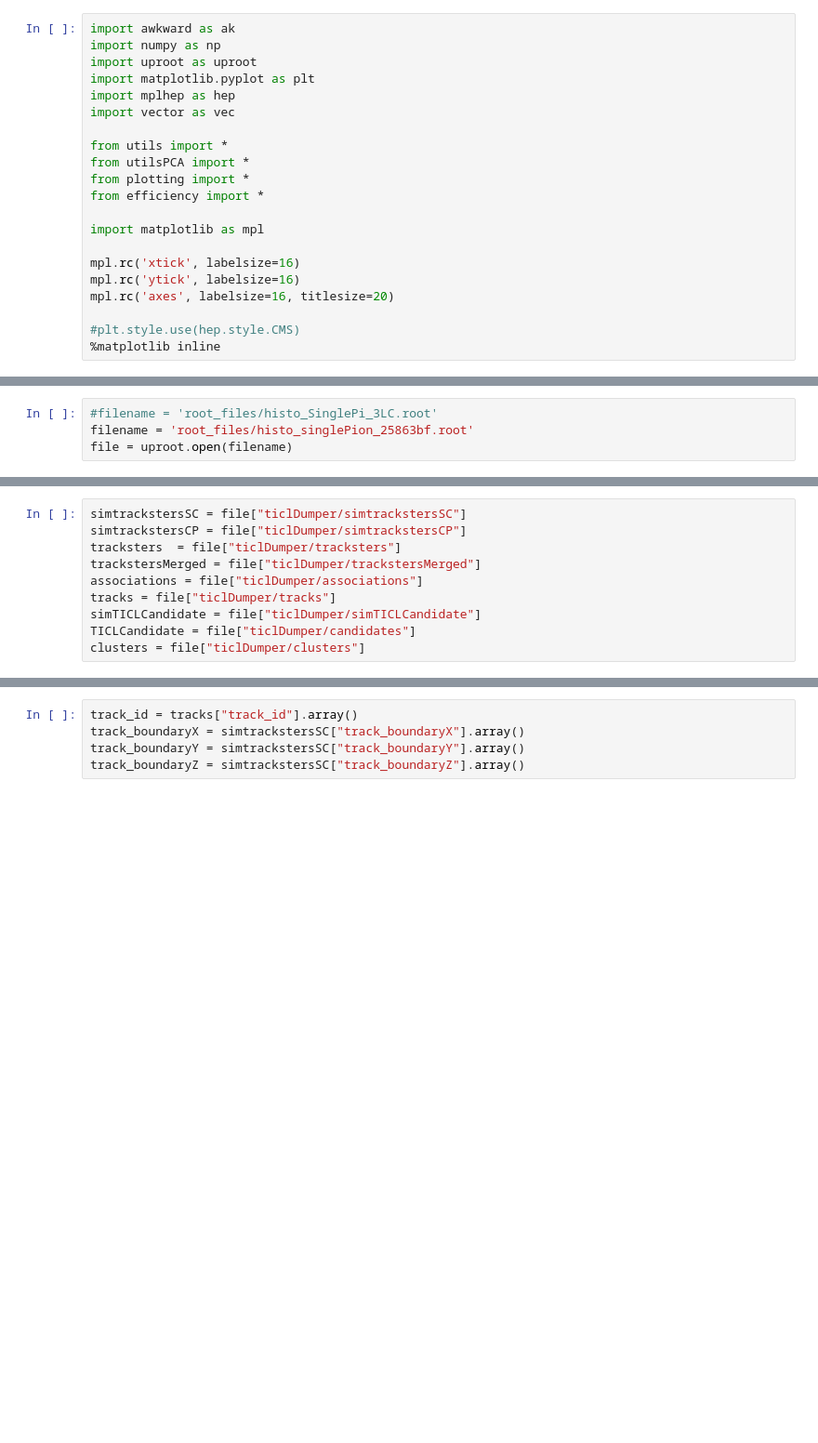
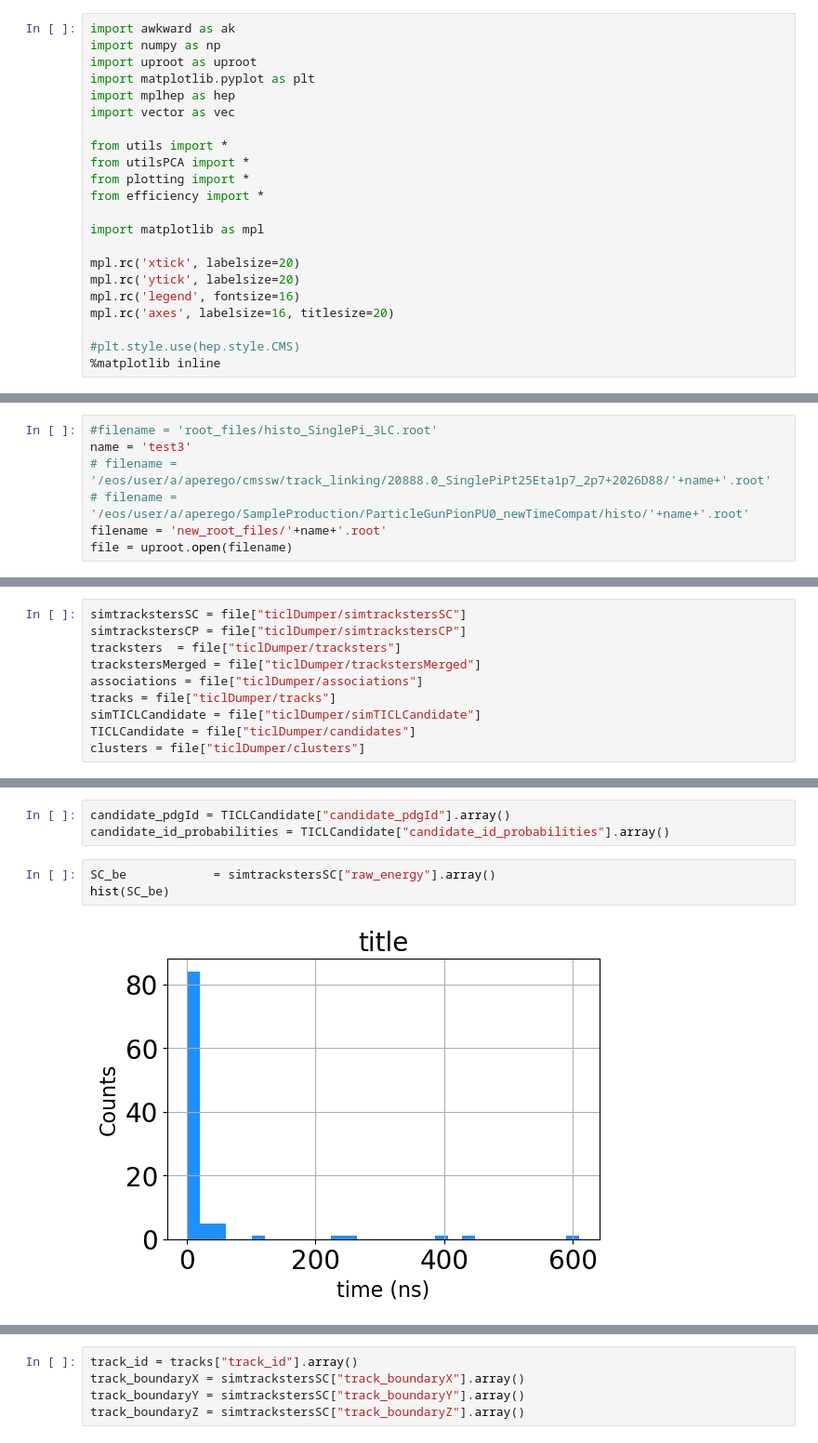
Before and after one commit to AuroraPerego/Timing, a Jupyter notebook: TimingPlot_track_linking.ipynb, the cells around one changed output, grey strips where cells are left out. Shown at 93% size. Saved outputs shown, nothing was run; the diff lists cells and outputs as text; blank space fills up the shorter version.

Commit message:
add notebook for track linking efficiency

```diff
--- a/TimingPlot_track_linking.ipynb
+++ b/TimingPlot_track_linking.ipynb
@@ -13,8 +13,9 @@ from efficiency import *
 
 import matplotlib as mpl
 
-mpl.rc('xtick', labelsize=16)
-mpl.rc('ytick', labelsize=16)
+mpl.rc('xtick', labelsize=20)
+mpl.rc('ytick', labelsize=20)
+mpl.rc('legend', fontsize=16)
 mpl.rc('axes', labelsize=16, titlesize=20)
 
 #plt.style.use(hep.style.CMS)
@@ -24,6 +46,9 @@ C = 29.9792458 #cm/ns
 # %%
 #filename = 'root_files/histo_SinglePi_3LC.root'
-filename = 'root_files/histo_singlePion_25863bf.root'
+name = 'test3'
+# filename = '/eos/user/a/aperego/cmssw/track_linking/20888.0_SinglePiPt25Eta1p7_2p7+2026D88/'+name+'.root'
+# filename = '/eos/user/a/aperego/SampleProduction/ParticleGunPionPU0_newTimeCompat/histo/'+name+'.root'
+filename = 'new_root_files/'+name+'.root'
 file = uproot.open(filename)
 # %%
 file.keys()
@@ -62,0 +81,8 @@ tracks.keys()
+# %%
+candidate_pdgId = TICLCandidate["candidate_pdgId"].array()
+candidate_id_probabilities = TICLCandidate["candidate_id_probabilities"].array()
+# %%
+SC_be            = simtrackstersSC["raw_energy"].array()
+hist(SC_be)
+# %% [output]
+[figure, added]
```
Also changed, not shown: parts of 68 cells of this notebook.
